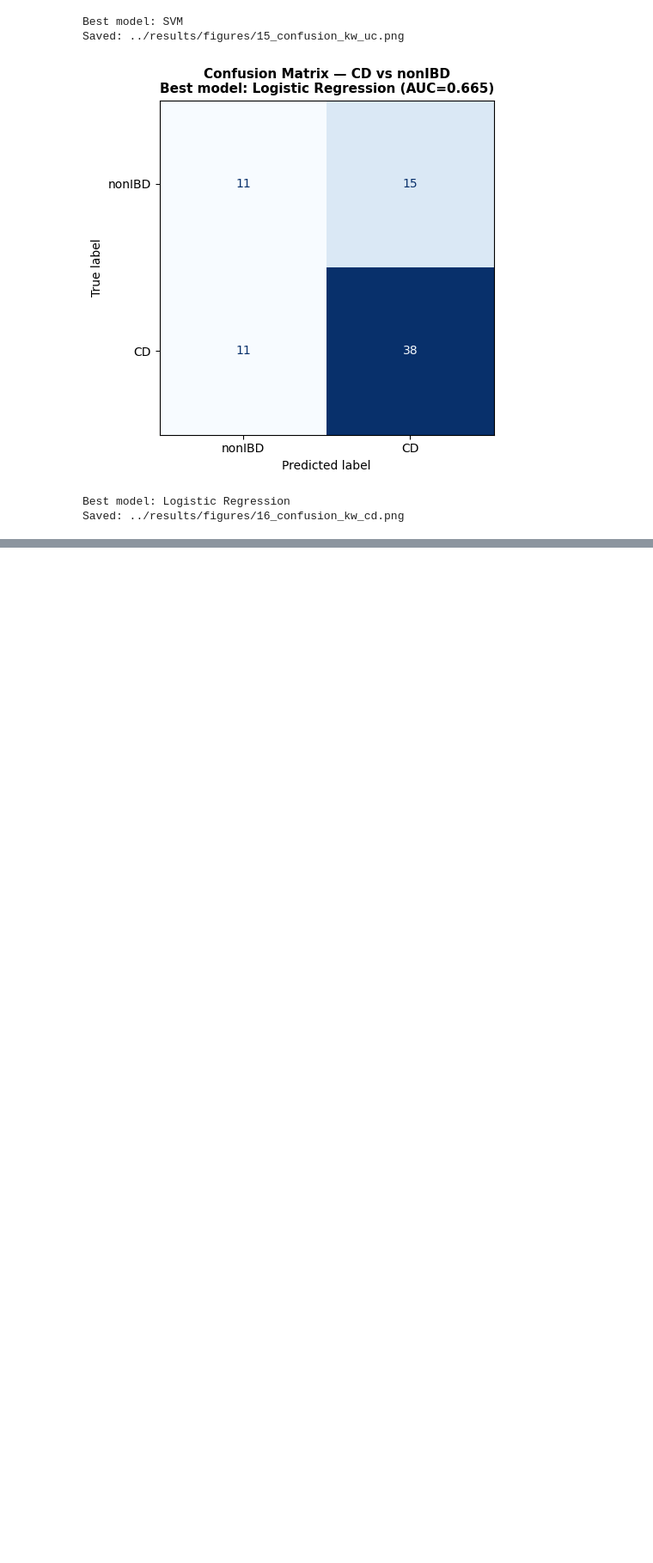
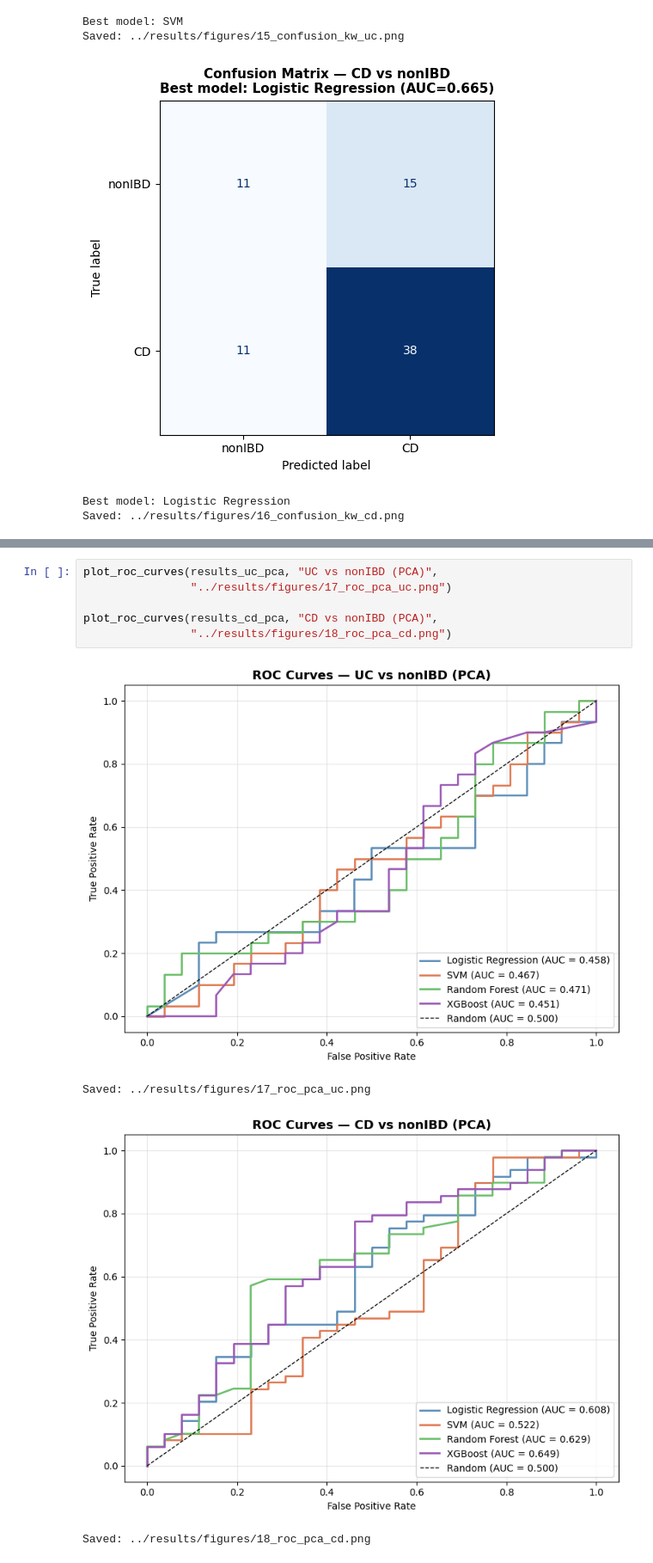
Before and after one commit to jimkam24/BioMedProject, a Jupyter notebook: notebooks/05_ml.ipynb, the cells around one changed output, grey strips where cells are left out. Shown at 86% size. Drawn from its saved outputs; the diff is of its cells as text; blank space fills up the shorter version.

```diff
--- a/notebooks/05_ml.ipynb
+++ b/notebooks/05_ml.ipynb
@@ -461,0 +639,11 @@ Saved: ../results/figures/16_confusion_kw_cd.png
+# %%
+plot_roc_curves(results_uc_pca, "UC vs nonIBD (PCA)",
+                "../results/figures/17_roc_pca_uc.png")
+
+plot_roc_curves(results_cd_pca, "CD vs nonIBD (PCA)",
+                "../results/figures/18_roc_pca_cd.png")
+# %% [output]
+[figure, added]
+Saved: ../results/figures/17_roc_pca_uc.png
+[figure, added]
+Saved: ../results/figures/18_roc_pca_cd.png
```
Also changed, not shown: parts of 14 cells of this notebook, 8 other files.
